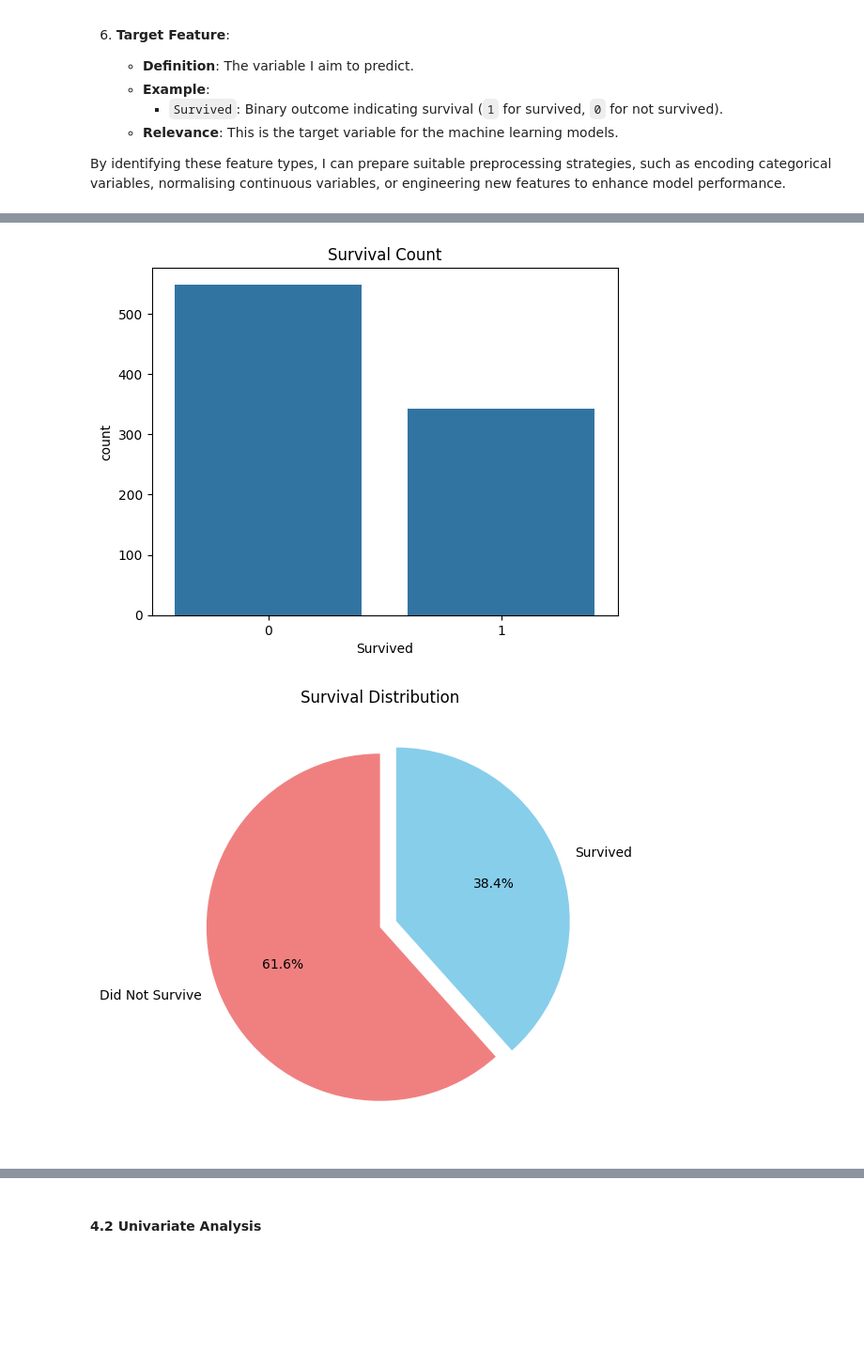
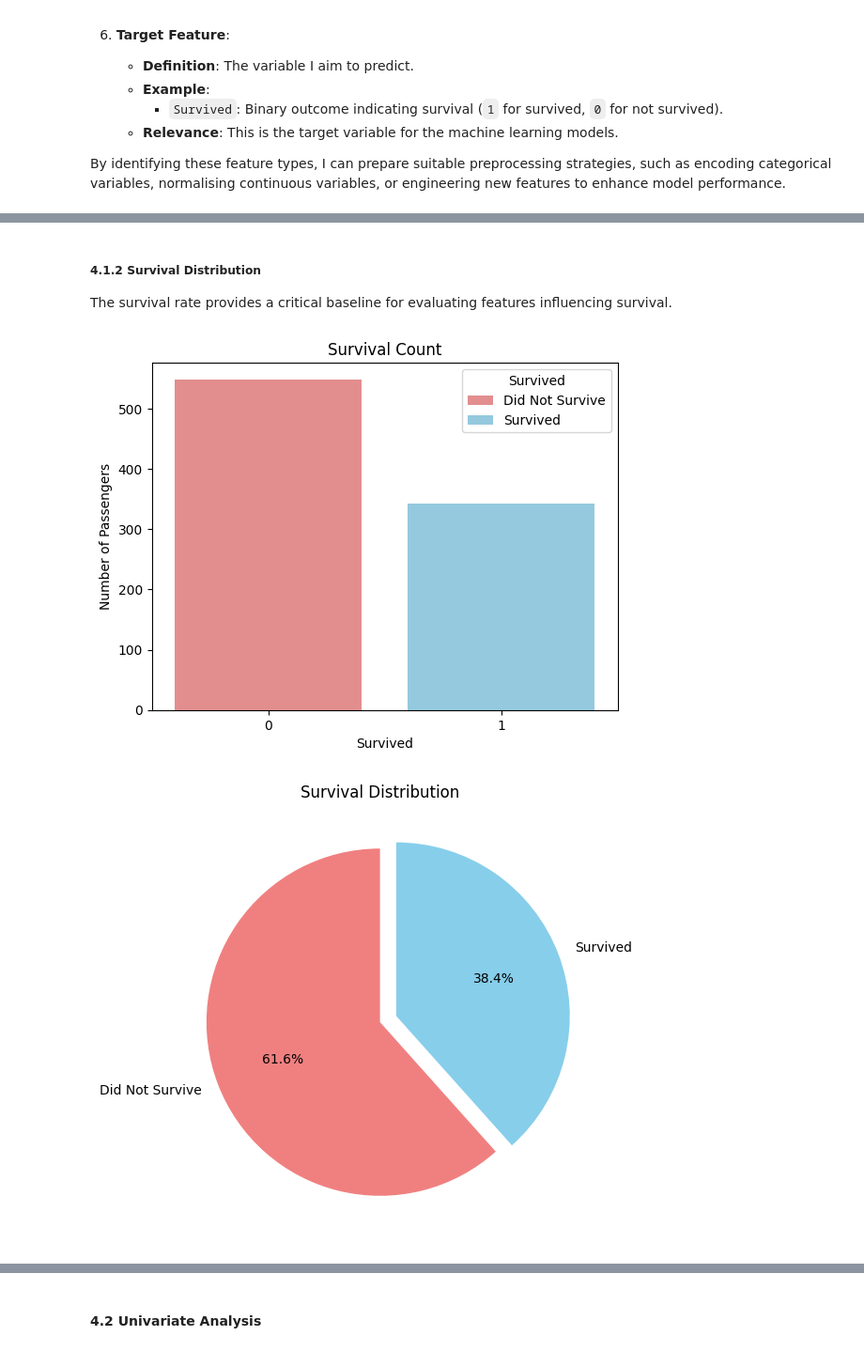
Before and after one commit to RJay02/Artificial-Intelligence, a Jupyter notebook: S2 Machine Learning AI Scientific/Machine Learning Algorithms.ipynb, the cells around one changed output, grey strips where cells are left out. Shown at 94% size. Drawn from its saved outputs; the diff is of its cells as text; code cells hidden in the pictures; blank space fills up the shorter version.

```diff
--- a/S2 Machine Learning AI Scientific/Machine Learning Algorithms.ipynb
+++ b/S2 Machine Learning AI Scientific/Machine Learning Algorithms.ipynb
@@ -282,20 +303,27 @@ As we have visualised the data now we can see that the `Age` column has approxim
+# %% [markdown]
+##### 4.1.2 Survival Distribution
+
+The survival rate provides a critical baseline for evaluating features influencing survival.
 # %%
-#Visualise survival distribution in a bar chart
-sns.countplot(data=train_data, x='Survived')
+# Visualising survival distribution in a bar chart
+sns.countplot(data=train_data, x='Survived', hue='Survived', palette={0: "lightcoral", 1: "skyblue"}, dodge=False)
 plt.title("Survival Count")
+plt.ylabel("Number of Passengers")
+plt.xlabel("Survived")
+plt.legend(title="Survived", labels=["Did Not Survive", "Survived"])
 plt.show()
 
-#Visualise survival distribution in a pie chart
+# Visualising survival distribution in a pie chart
 # Calculate proportions for survival
 survival_counts = train_data['Survived'].value_counts()
 labels = ['Did Not Survive', 'Survived']
 colors = ['lightcoral', 'skyblue']
 
 # Plot the pie chart
 plt.figure(figsize=(6, 6))
 plt.pie(survival_counts, labels=labels, autopct='%1.1f%%', startangle=90, colors=colors, explode=(0, 0.1))
 plt.title("Survival Distribution")
 plt.show()
 # %% [output]
-[figure, old version]
+[figure, new version]
 [figure]
```
Also changed, not shown: parts of 29 cells of this notebook.
